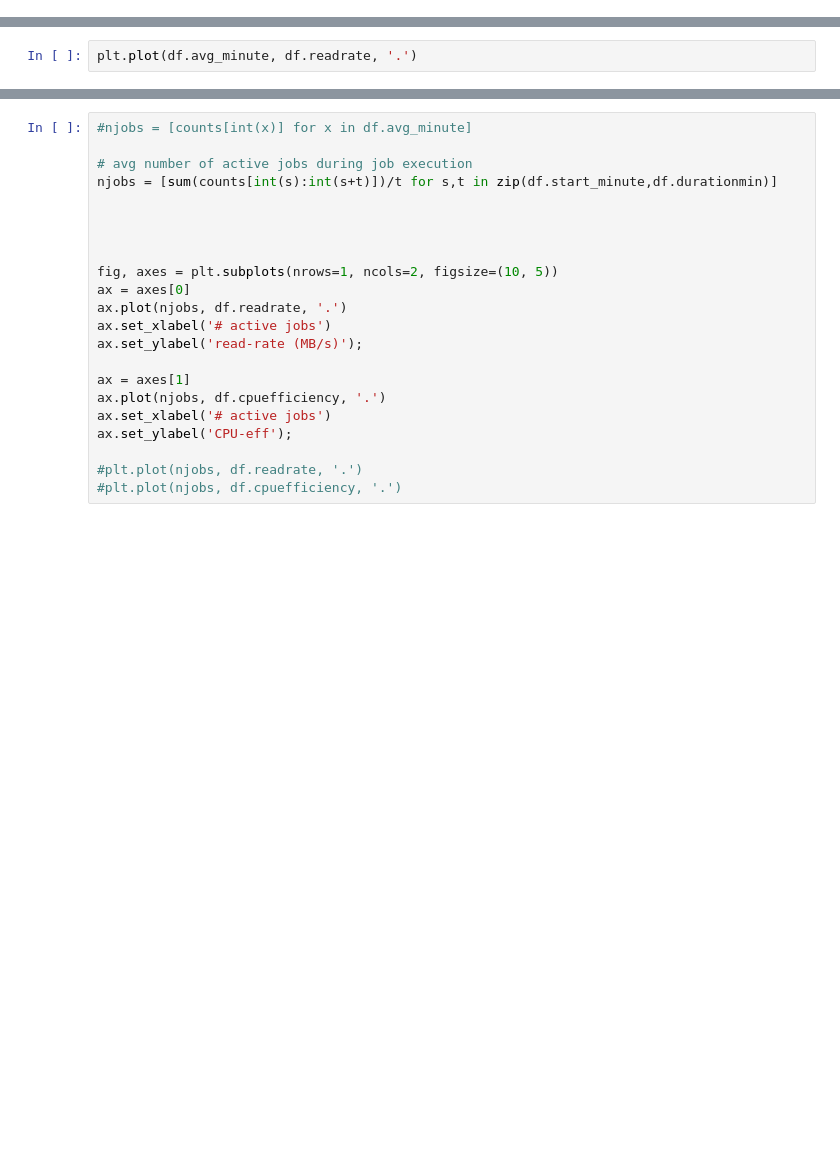
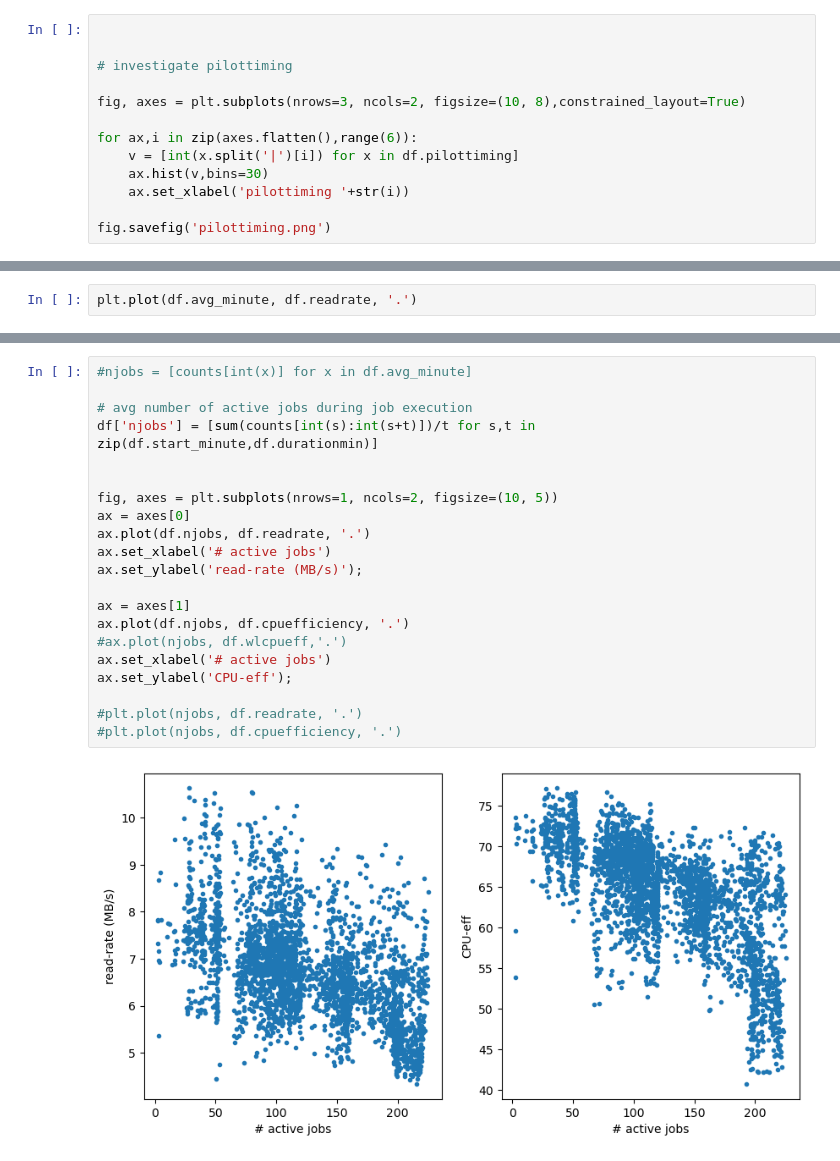
Before and after one commit to gdxd/hc_stress_test, a Jupyter notebook: AnalyzeBigpandalogs.ipynb, the cells around one changed output, grey strips where cells are left out. Cells and saved outputs as stored; diff of their text form; blank space fills up the shorter version.

```diff
--- a/AnalyzeBigpandalogs.ipynb
+++ b/AnalyzeBigpandalogs.ipynb
@@ -59,3 +73,16 @@ print(len(df))
+# %%
+
+
+# investigate pilottiming
+
+fig, axes = plt.subplots(nrows=3, ncols=2, figsize=(10, 8),constrained_layout=True)
+
+for ax,i in zip(axes.flatten(),range(6)):
+    v = [int(x.split('|')[i]) for x in df.pilottiming]
+    ax.hist(v,bins=30)
+    ax.set_xlabel('pilottiming '+str(i))
+
+fig.savefig('pilottiming.png')
 # %%
 df.plot.scatter('wlreadrate','raterchar');
 # %%
@@ -134,22 +179,23 @@ ax.set_ylabel('CPU-eff');
 # %%
 #njobs = [counts[int(x)] for x in df.avg_minute]
 
 # avg number of active jobs during job execution
-njobs = [sum(counts[int(s):int(s+t)])/t for s,t in zip(df.start_minute,df.durationmin)]
-
-
+df['njobs'] = [sum(counts[int(s):int(s+t)])/t for s,t in zip(df.start_minute,df.durationmin)]
 
 
 fig, axes = plt.subplots(nrows=1, ncols=2, figsize=(10, 5))
 ax = axes[0]
-ax.plot(njobs, df.readrate, '.')
+ax.plot(df.njobs, df.readrate, '.')
 ax.set_xlabel('# active jobs')
 ax.set_ylabel('read-rate (MB/s)');
 
 ax = axes[1]
-ax.plot(njobs, df.cpuefficiency, '.')
+ax.plot(df.njobs, df.cpuefficiency, '.')
+#ax.plot(njobs, df.wlcpueff,'.')
 ax.set_xlabel('# active jobs')
 ax.set_ylabel('CPU-eff');
 
 #plt.plot(njobs, df.readrate, '.')
 #plt.plot(njobs, df.cpuefficiency, '.')
+# %% [output]
+[figure, added]
```
Also changed, not shown: parts of 16 cells of this notebook.
